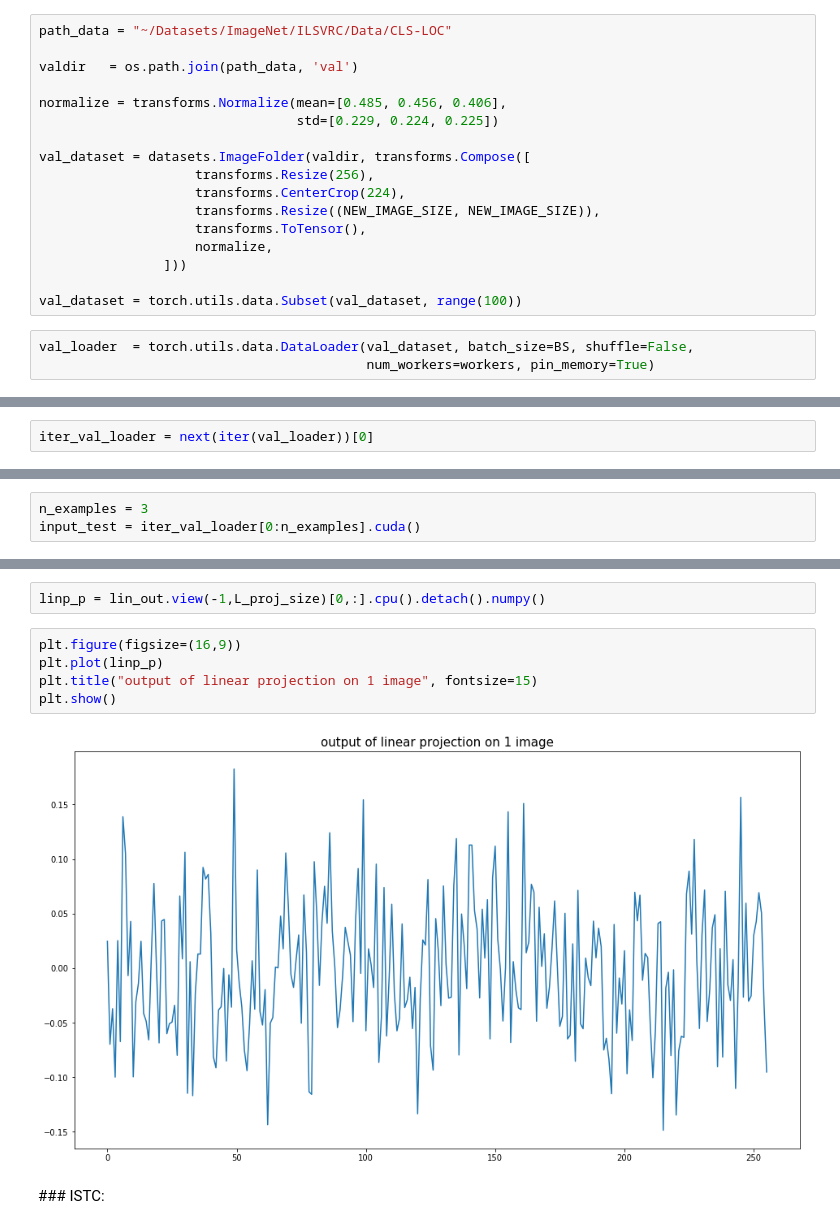
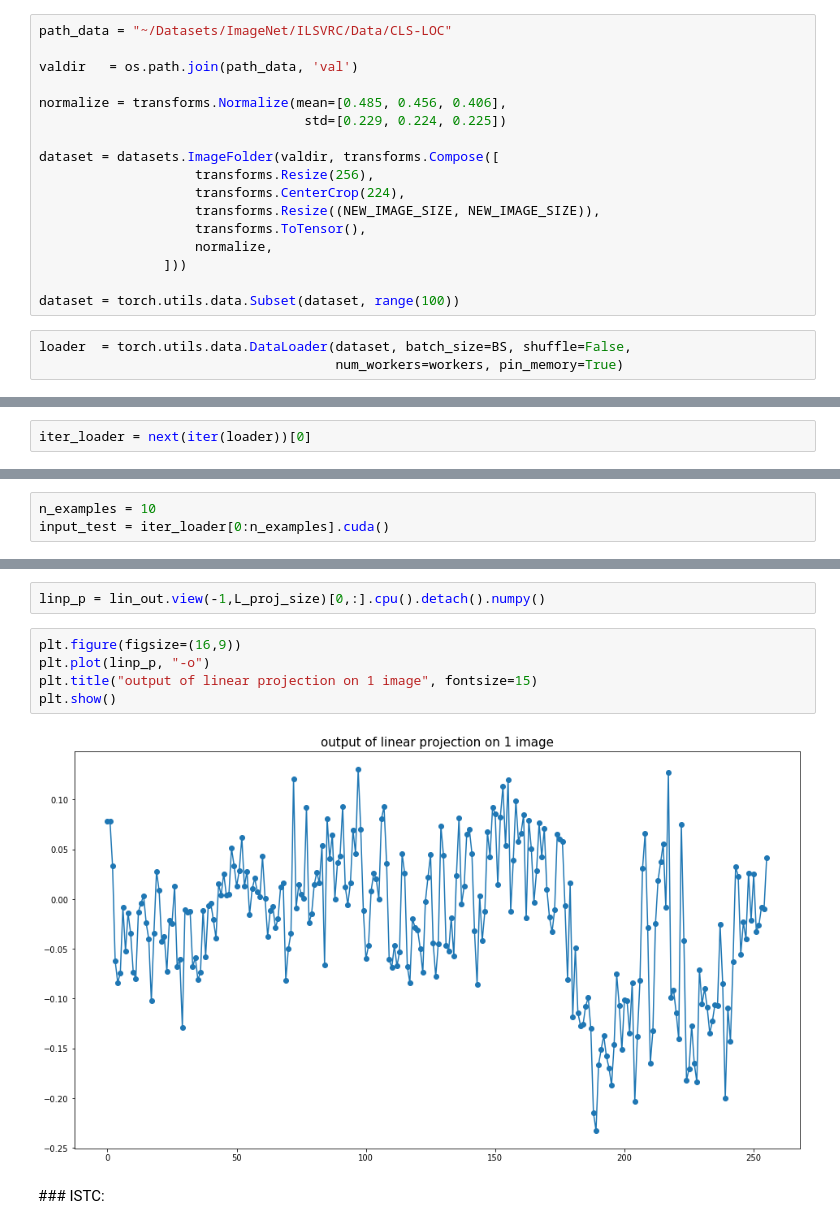
Before and after one commit to ahmedben0/Deep-network-classification-by-scattering-and-homotopy-dictionary-learning, a Jupyter notebook: model_analysis.ipynb, the cells around one changed output, grey strips where cells are left out. Drawn from its saved outputs; the diff is of its cells as text.

```diff
--- a/model_analysis.ipynb
+++ b/model_analysis.ipynb
@@ -303,9 +315,9 @@ path_data = "~/Datasets/ImageNet/ILSVRC/Data/CLS-LOC"
 valdir   = os.path.join(path_data, 'val')
 
 normalize = transforms.Normalize(mean=[0.485, 0.456, 0.406],
-                                 std=[0.229, 0.224, 0.225])
+                                  std=[0.229, 0.224, 0.225])
 
-val_dataset = datasets.ImageFolder(valdir, transforms.Compose([
+dataset = datasets.ImageFolder(valdir, transforms.Compose([
                     transforms.Resize(256),
                     transforms.CenterCrop(224),
                     transforms.Resize((NEW_IMAGE_SIZE, NEW_IMAGE_SIZE)),
@@ -313,12 +325,12 @@ val_dataset = datasets.ImageFolder(valdir, transforms.Compose([
                     normalize,
                 ]))
 
-val_dataset = torch.utils.data.Subset(val_dataset, range(100))
+dataset = torch.utils.data.Subset(dataset, range(100))
 # %%
-val_loader  = torch.utils.data.DataLoader(val_dataset, batch_size=BS, shuffle=False,
-                                          num_workers=workers, pin_memory=True)
+loader  = torch.utils.data.DataLoader(dataset, batch_size=BS, shuffle=False,
+                                      num_workers=workers, pin_memory=True)
 # %% [markdown]
 have the loader as a iterable list
 # %%
-iter_val_loader = next(iter(val_loader))[0]
+iter_loader = next(iter(loader))[0]
 # %%
@@ -326,5 +338,5 @@ len(iter_val_loader)
 # %% [output]
 100
 # %%
-n_examples = 3
-input_test = iter_val_loader[0:n_examples].cuda()
+n_examples = 10
+input_test = iter_loader[0:n_examples].cuda()
@@ -373,11 +531,11 @@ torch.Size([3, 256, 1, 1])
 linp_p = lin_out.view(-1,L_proj_size)[0,:].cpu().detach().numpy()
 # %%
 plt.figure(figsize=(16,9))
-plt.plot(linp_p)
+plt.plot(linp_p, "-o")
 plt.title("output of linear projection on 1 image", fontsize=15)
 plt.show()
 # %% [output]
-[figure, old version]
+[figure, new version]
 # %% [markdown]
 ### ISTC:
 # %%
```
Also changed, not shown: parts of 55 cells of this notebook.
